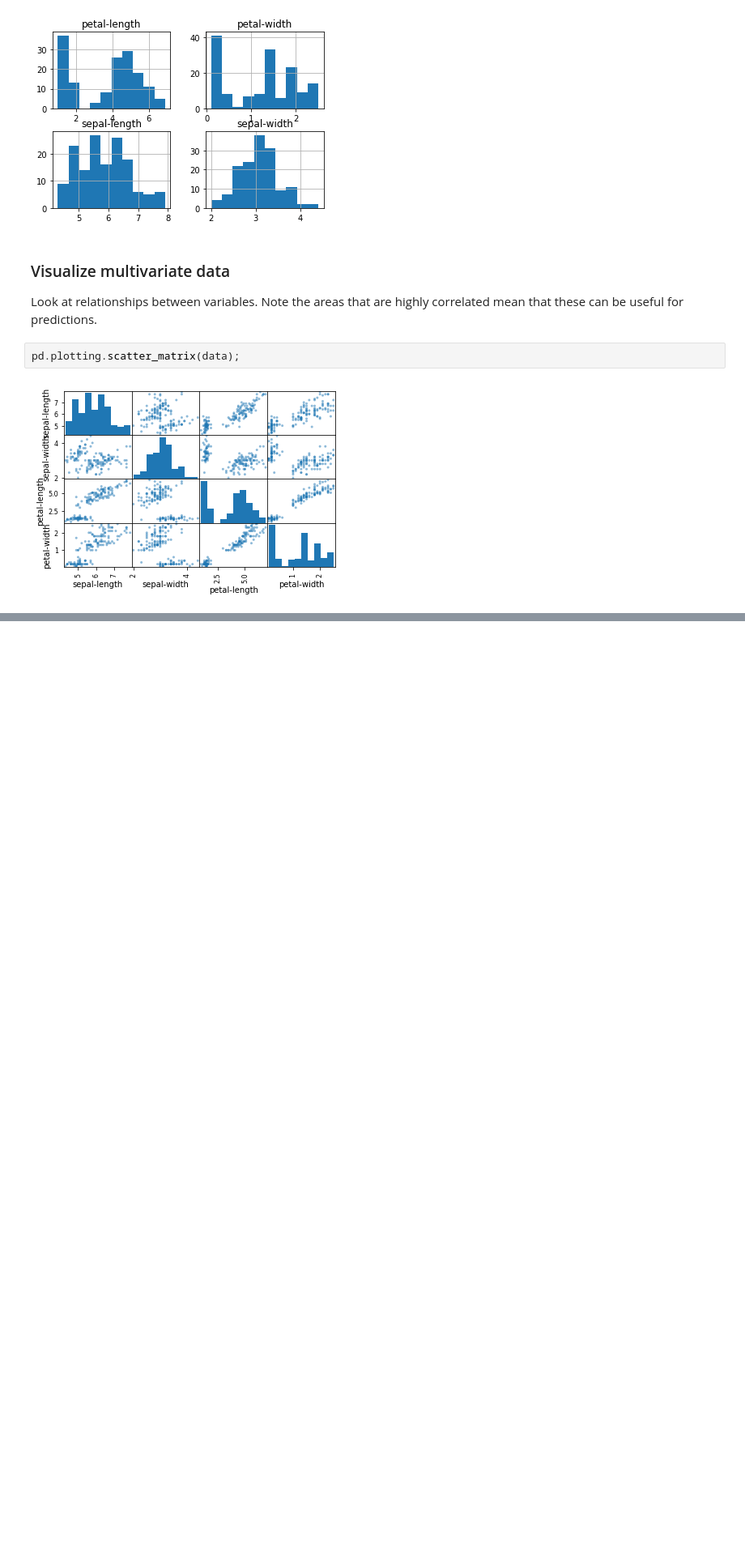
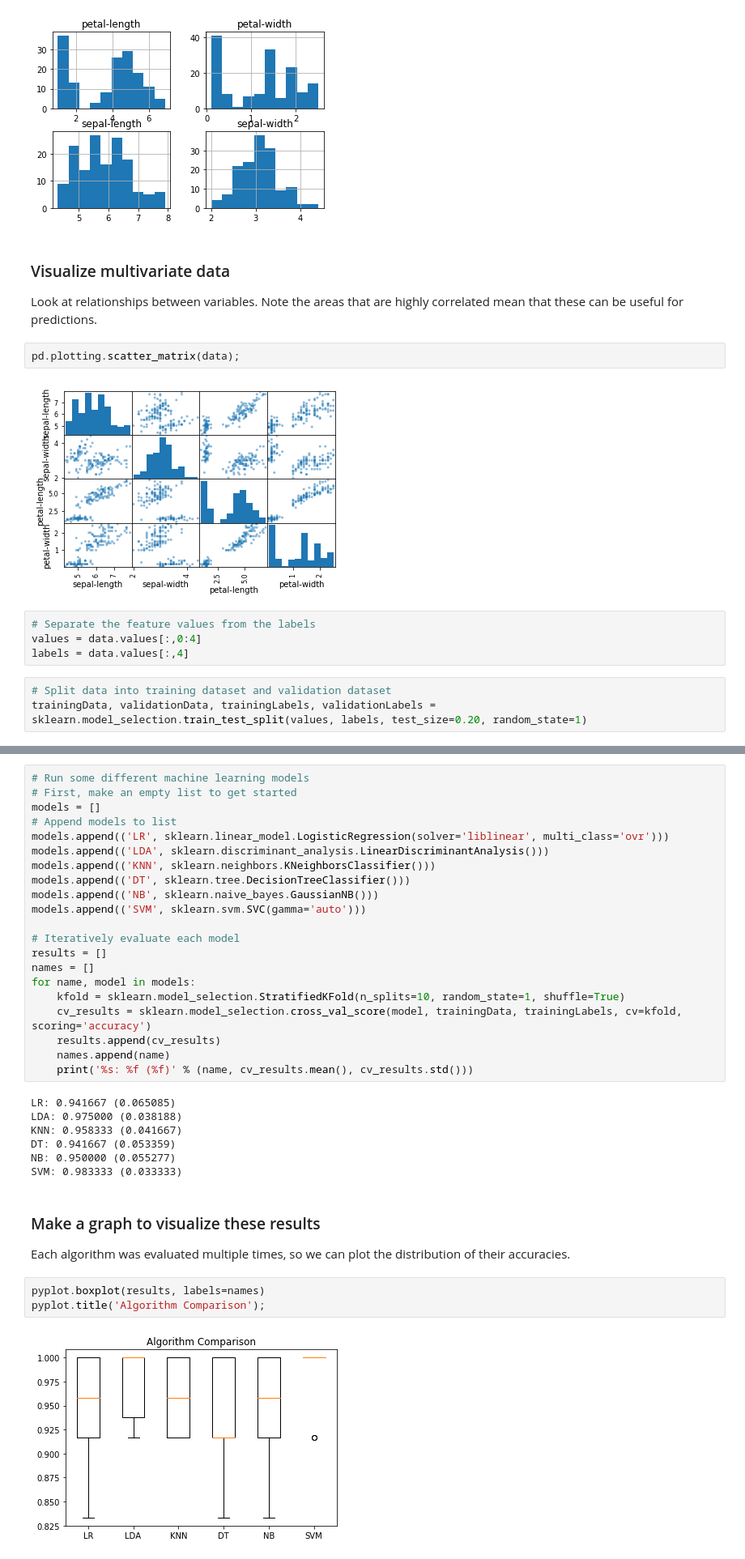
Before and after one commit to MatthewHaas/machine_learning_practice, a Jupyter notebook: iris_classification.ipynb, the cells around one changed output, grey strips where cells are left out. Shown: that part at 81% size. Saved outputs shown, nothing was run; the diff lists cells and outputs as text; blank space fills up the shorter version.

```diff
--- a/iris_classification.ipynb
+++ b/iris_classification.ipynb
@@ -71,3 +78,10 @@ Look at relationships between variables. Note the areas that are highly correlat
 pd.plotting.scatter_matrix(data);
 # %% [output]
 [figure]
+# %%
+# Separate the feature values from the labels
+values = data.values[:,0:4]
+labels = data.values[:,4]
+# %%
+# Split data into training dataset and validation dataset
+trainingData, validationData, trainingLabels, validationLabels = sklearn.model_selection.train_test_split(values, labels, test_size=0.20, random_state=1)
@@ -73,0 +93,36 @@ pd.plotting.scatter_matrix(data);
+# %%
+# Run some different machine learning models
+# First, make an empty list to get started
+models = []
+# Append models to list
+models.append(('LR', sklearn.linear_model.LogisticRegression(solver='liblinear', multi_class='ovr')))
+models.append(('LDA', sklearn.discriminant_analysis.LinearDiscriminantAnalysis()))
+models.append(('KNN', sklearn.neighbors.KNeighborsClassifier()))
+models.append(('DT', sklearn.tree.DecisionTreeClassifier()))
+models.append(('NB', sklearn.naive_bayes.GaussianNB()))
+models.append(('SVM', sklearn.svm.SVC(gamma='auto')))
+
+# Iteratively evaluate each model
+results = []
+names = []
+for name, model in models:
+	kfold = sklearn.model_selection.StratifiedKFold(n_splits=10, random_state=1, shuffle=True)
+	cv_results = sklearn.model_selection.cross_val_score(model, trainingData, trainingLabels, cv=kfold, scoring='accuracy')
+	results.append(cv_results)
+	names.append(name)
+	print('%s: %f (%f)' % (name, cv_results.mean(), cv_results.std()))
+# %% [output]
+LR: 0.941667 (0.065085)
+LDA: 0.975000 (0.038188)
+KNN: 0.958333 (0.041667)
+DT: 0.941667 (0.053359)
+NB: 0.950000 (0.055277)
+SVM: 0.983333 (0.033333)
+# %% [markdown]
+### Make a graph to visualize these results
+Each algorithm was evaluated multiple times, so we can plot the distribution of their accuracies.
+# %%
+pyplot.boxplot(results, labels=names)
+pyplot.title('Algorithm Comparison');
+# %% [output]
+[figure, added]
```
Also changed, not shown: parts of 2 cells of this notebook.
